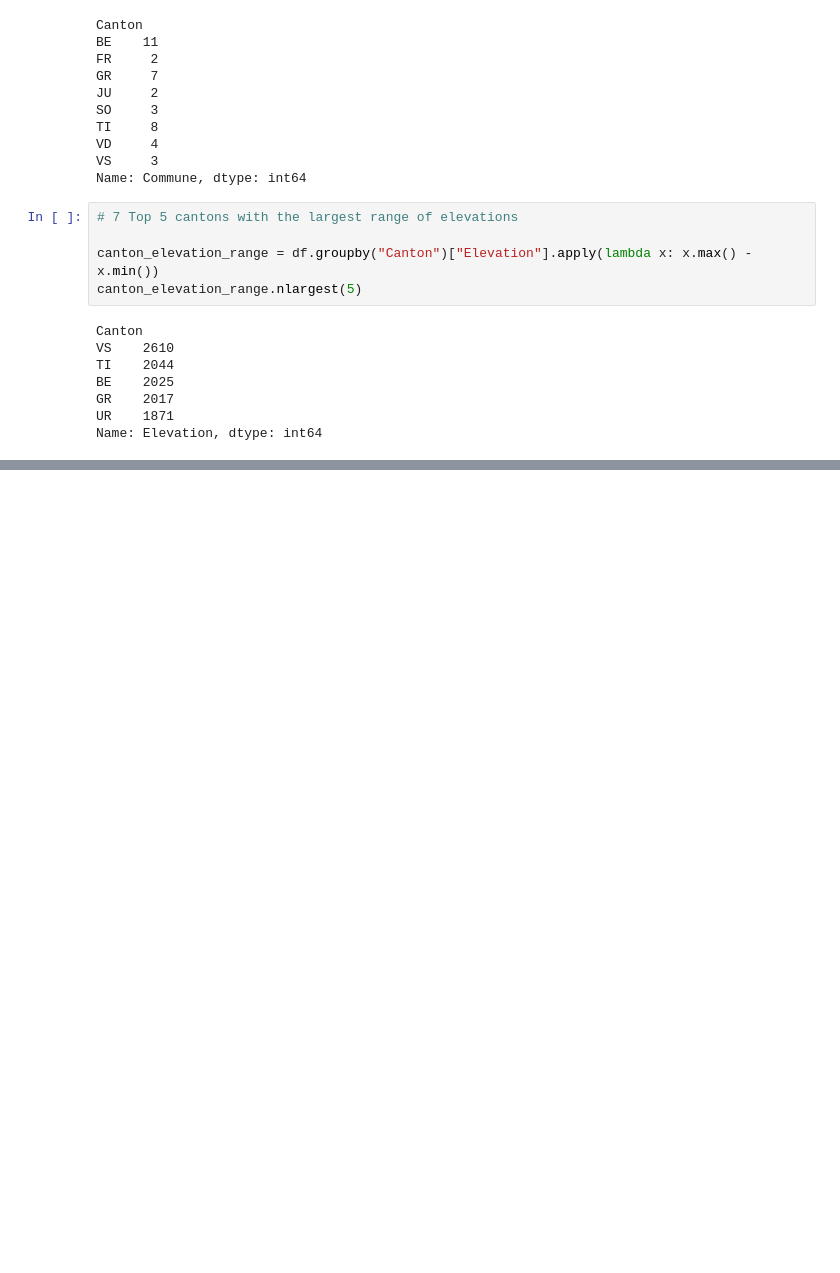
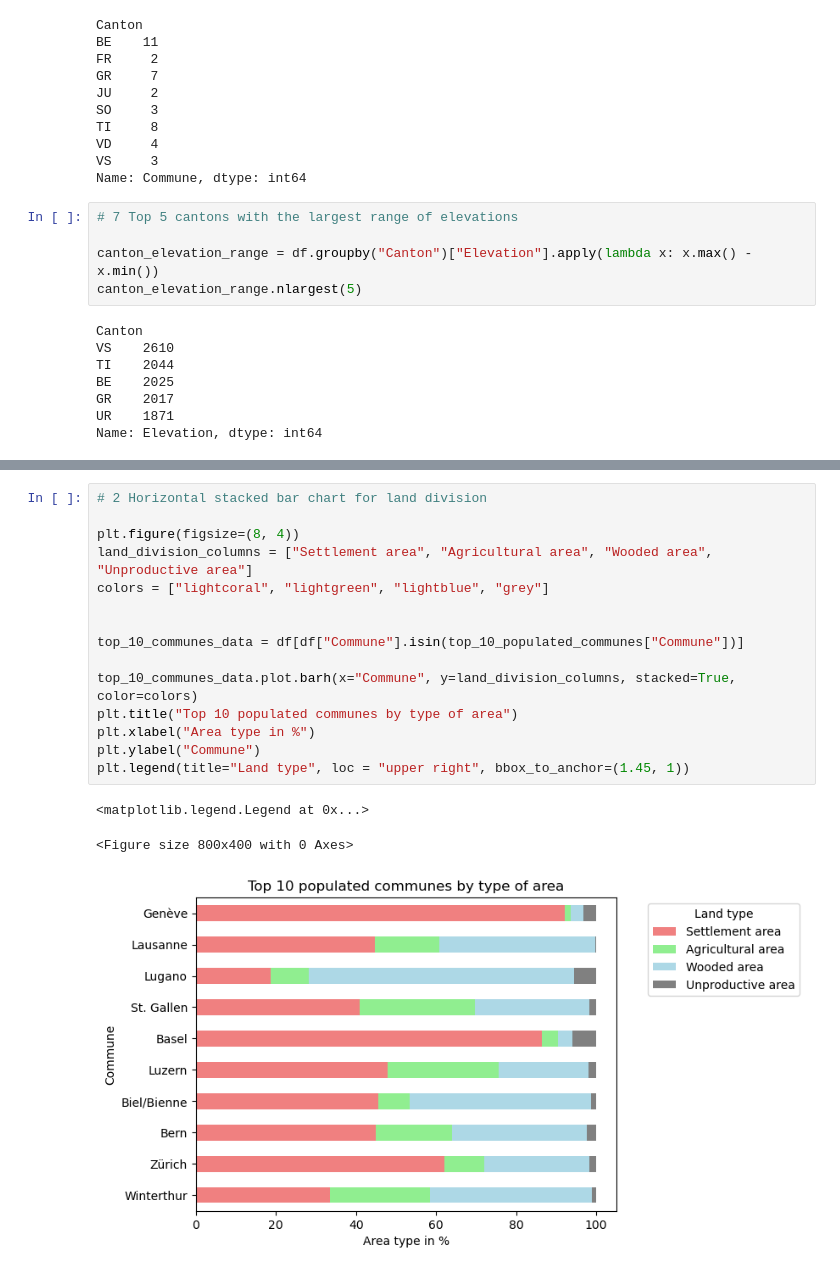
Before and after one commit to CarlosP333/Project-1, a Jupyter notebook: communes_solution.ipynb, the cells around one changed output, grey strips where cells are left out. Cells and saved outputs as stored; diff of their text form; blank space fills up the shorter version.

```diff
--- a/communes_solution.ipynb
+++ b/communes_solution.ipynb
@@ -209,0 +227,19 @@ Name: Elevation, dtype: int64
+# %%
+# 2 Horizontal stacked bar chart for land division
+
+plt.figure(figsize=(8, 4))
+land_division_columns = ["Settlement area", "Agricultural area", "Wooded area", "Unproductive area"]
+colors = ["lightcoral", "lightgreen", "lightblue", "grey"]
+
+
+top_10_communes_data = df[df["Commune"].isin(top_10_populated_communes["Commune"])]
+
+top_10_communes_data.plot.barh(x="Commune", y=land_division_columns, stacked=True, color=colors)
+plt.title("Top 10 populated communes by type of area")
+plt.xlabel("Area type in %")
+plt.ylabel("Commune")
+plt.legend(title="Land type", loc = "upper right", bbox_to_anchor=(1.45, 1))
+# %% [output]
+<matplotlib.legend.Legend at 0x...>
+<Figure size 800x400 with 0 Axes>
+[figure, added]
```
Also changed, not shown: parts of 15 cells of this notebook.
